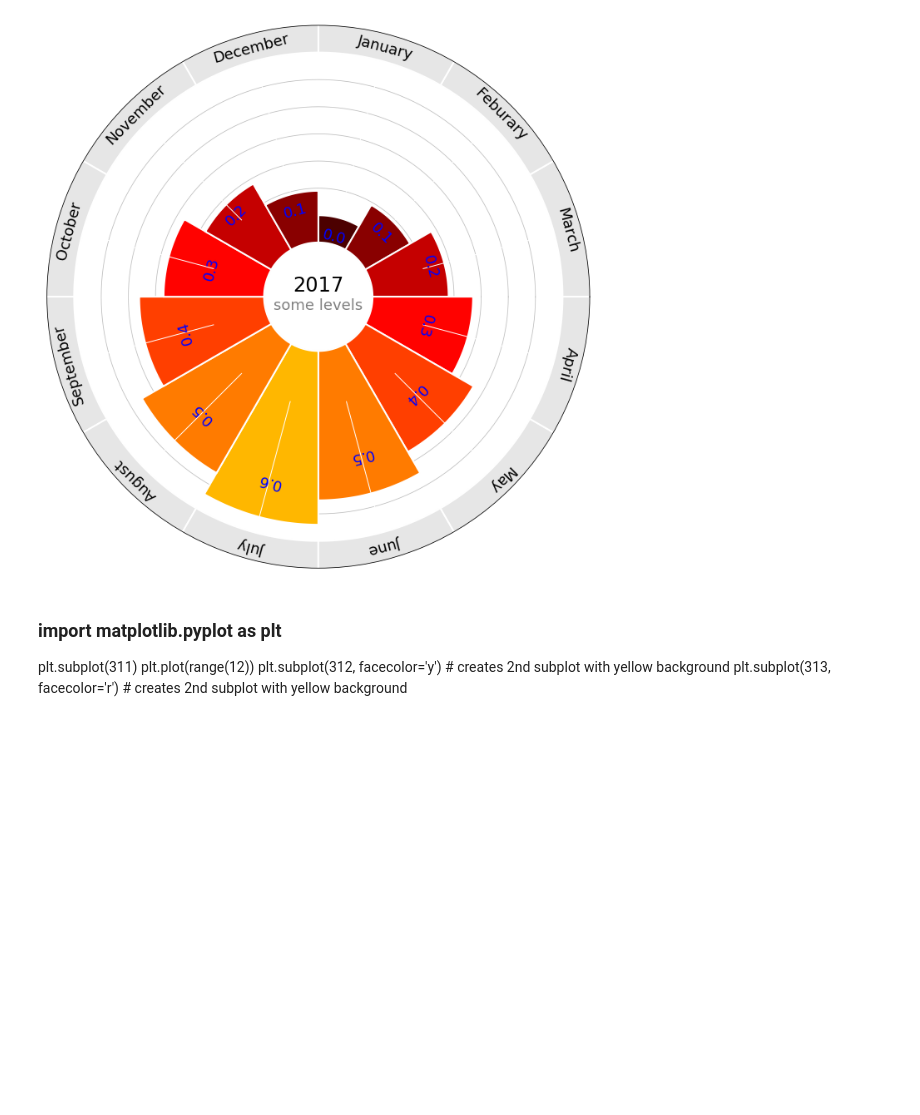
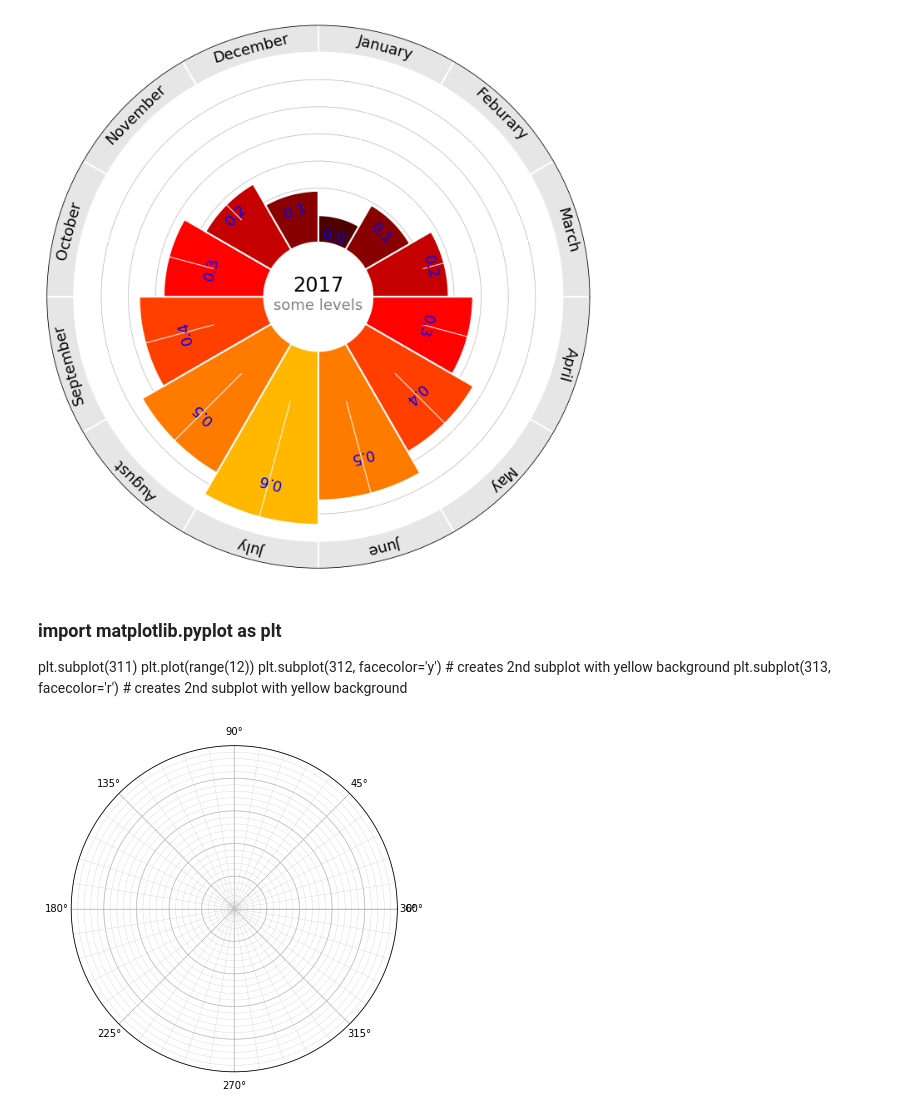
Before and after one commit to stubird/micStudy, a Jupyter notebook: matplotlib/statisticGraph.ipynb, the cells around one changed output. Cells and saved outputs as stored; diff of their text form; code cells hidden in the pictures; blank space fills up the shorter version.

Commit message:
statistic Graph

```diff
--- a/matplotlib/statisticGraph.ipynb
+++ b/matplotlib/statisticGraph.ipynb
@@ -74,3 +74,35 @@ plt.subplot(311)
 plt.plot(range(12))
 plt.subplot(312, facecolor='y') # creates 2nd subplot with yellow background
 plt.subplot(313, facecolor='r') # creates 2nd subplot with yellow background
+# %%
+#!/usr/bin/env python
+# -*- coding: utf-8 -*-
+import numpy as np
+import matplotlib
+import matplotlib.pyplot as plt
+from matplotlib.ticker import MultipleLocator
+
+fig = plt.figure(figsize=(8,6), dpi=72,facecolor="white")
+axes = plt.subplot(111, aspect=1, polar=True)
+axes.grid(color='k')
+
+xmajor = MultipleLocator(np.pi/4)
+xminor = MultipleLocator(np.pi/20)
+ymajor = MultipleLocator(0.2)
+yminor = MultipleLocator(0.2/5)
+
+axes.xaxis.set_major_locator(xmajor)
+axes.xaxis.set_minor_locator(xminor)
+axes.yaxis.set_major_locator(ymajor)
+axes.yaxis.set_minor_locator(yminor)
+
+axes.grid(which='major', axis='x', linewidth=0.75, linestyle='-', color='0.75')
+axes.grid(which='minor', axis='x', linewidth=0.25, linestyle='-', color='0.75')
+axes.grid(which='major', axis='y', linewidth=0.75, linestyle='-', color='0.75')
+axes.grid(which='minor', axis='y', linewidth=0.25, linestyle='-', color='0.75')
+
+axes.set_yticklabels([])
+
+plt.show()
+# %% [output]
+[figure, added]
```
Also changed, not shown: parts of 15 cells of this notebook, 1 other file.
